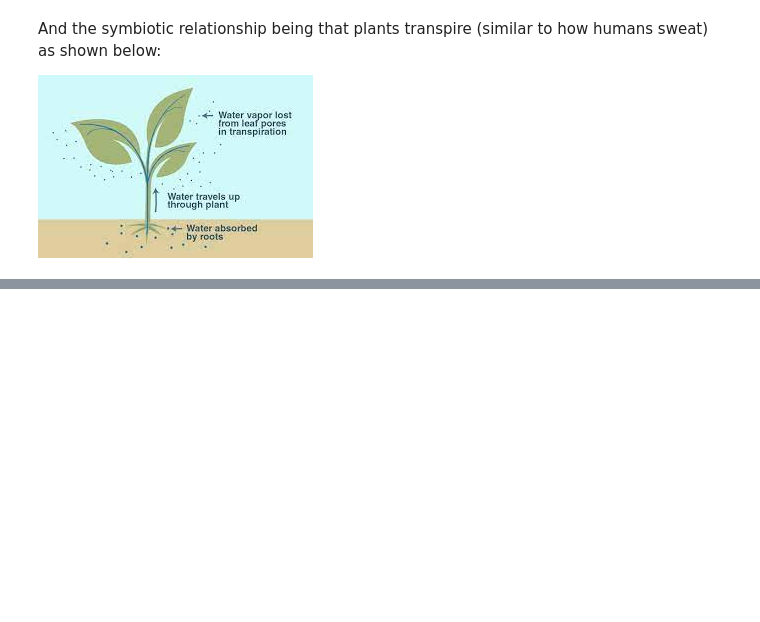
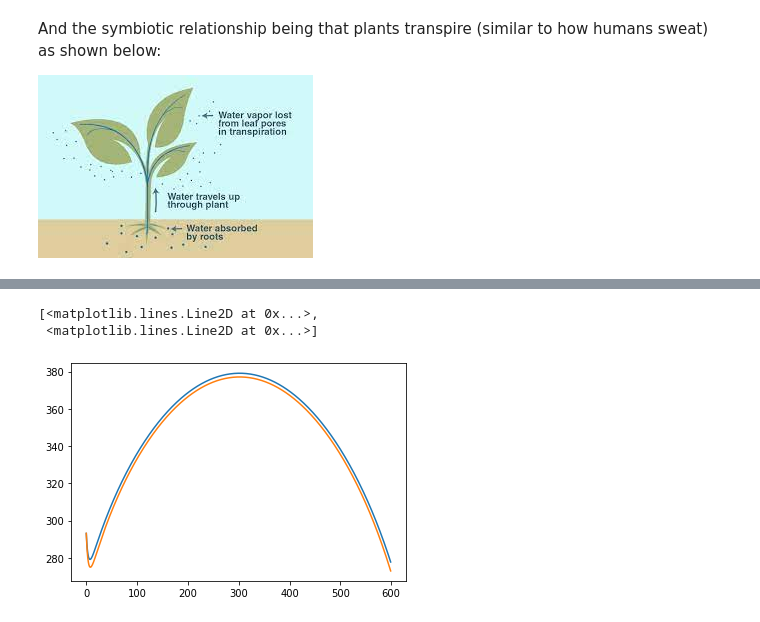
Before and after one commit to jesse3333/AgriVoltaics, a Jupyter notebook: AgriVoltaics.ipynb, the cells around one changed output, grey strips where cells are left out. Saved outputs shown, nothing was run; the diff lists cells and outputs as text; code cells hidden in the pictures; blank space fills up the shorter version.

```diff
--- a/AgriVoltaics.ipynb
+++ b/AgriVoltaics.ipynb
@@ -54,0 +116,20 @@ plt.plot(time,Q_dot_out)
+# %%
+# We will now repeat the analysis except that we will assume that all of the
+# energy absorbed in the evaporation of water from the plant is removed from the
+# solar panel
+
+T_panel2 = np.zeros(len(time)) #initialize panel temperature array
+T_panel2[0] = T_init
+for i in range(len(time)-1):
+  Q_in = Q_dot_in(sun_power[i],T_panel2[i]) #Watts in
+  Q_out = Q_rad_out(T_panel2[i],T_amb[i]) # Watts out
+  dt = 60 #seconds
+  panel_dT = (Q_in-Q_out-Q_dot_transpiration*100)*dt/panel_thermal_mass # (J/s*s)/(J/K) = J*K/J = K, panel temperature increase
+  T_panel2[i+1]=T_panel2[i]+panel_dT
+
+
+plt.plot(time,T_panel,time,T_panel2)
+# %% [output]
+[<matplotlib.lines.Line2D at 0x...>,
+ <matplotlib.lines.Line2D at 0x...>]
+[figure, added]
```
Also changed, not shown: parts of 10 cells of this notebook.
